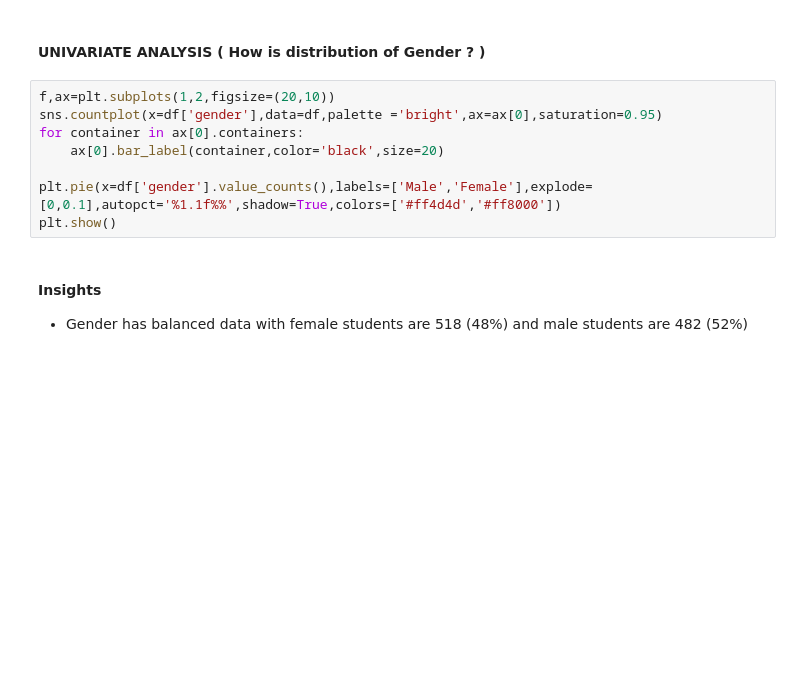
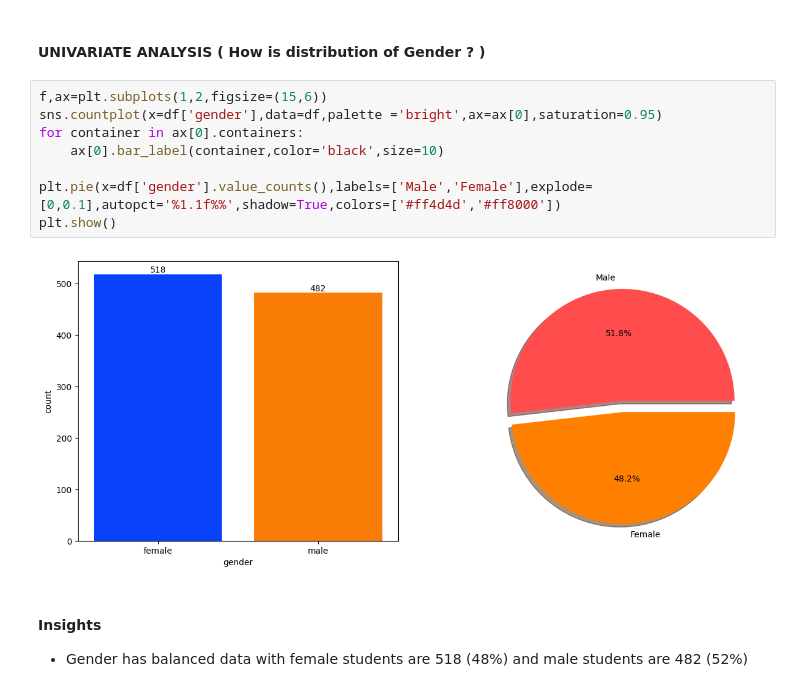
Before and after one commit to netofr19/Student-Prediction, a Jupyter notebook: notebook/1 . EDA STUDENT PERFORMANCE .ipynb, the cells around one changed output. Drawn from its saved outputs; the diff is of its cells as text; blank space fills up the shorter version.

```diff
--- a/notebook/1 . EDA STUDENT PERFORMANCE .ipynb
+++ b/notebook/1 . EDA STUDENT PERFORMANCE .ipynb
@@ -427,13 +438,15 @@ plt.show()
 # %% [markdown]
 #### UNIVARIATE ANALYSIS ( How is distribution of Gender ? )
 # %%
-f,ax=plt.subplots(1,2,figsize=(20,10))
+f,ax=plt.subplots(1,2,figsize=(15,6))
 sns.countplot(x=df['gender'],data=df,palette ='bright',ax=ax[0],saturation=0.95)
 for container in ax[0].containers:
-    ax[0].bar_label(container,color='black',size=20)
+    ax[0].bar_label(container,color='black',size=10)
 
 plt.pie(x=df['gender'].value_counts(),labels=['Male','Female'],explode=[0,0.1],autopct='%1.1f%%',shadow=True,colors=['#ff4d4d','#ff8000'])
 plt.show()
+# %% [output]
+[figure, added]
 # %% [markdown]
 #### Insights
 - Gender has balanced data with female students are 518 (48%) and male students are 482 (52%)
```
Also changed, not shown: parts of 16 cells of this notebook, 5 other files.
